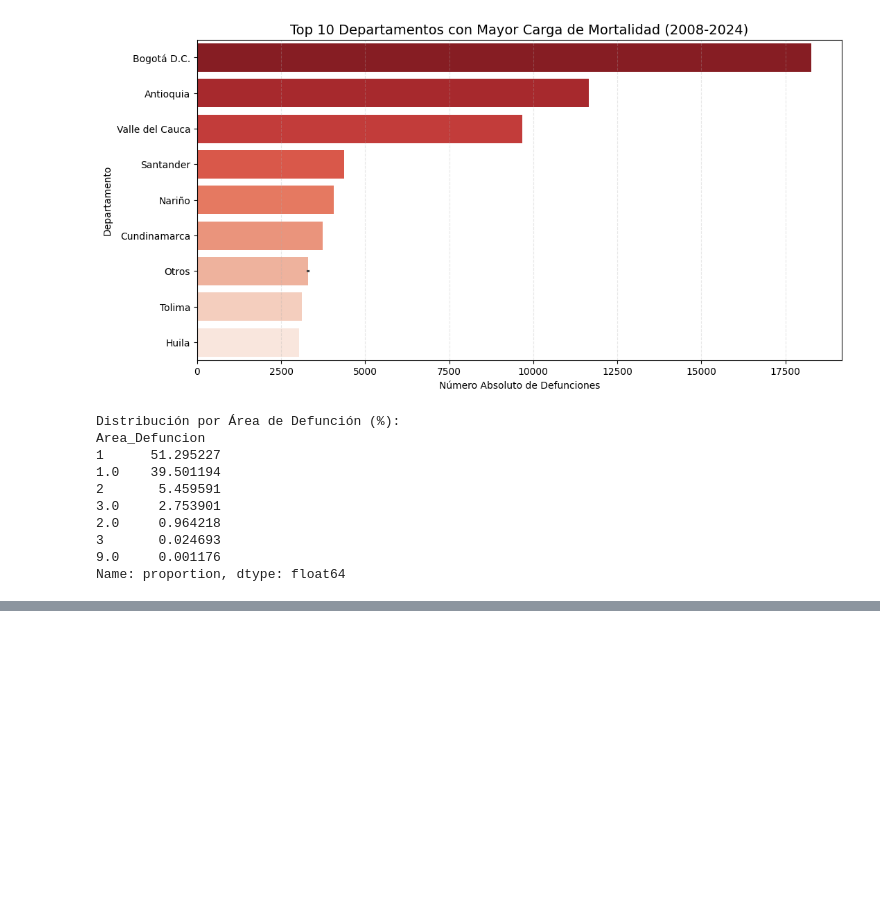
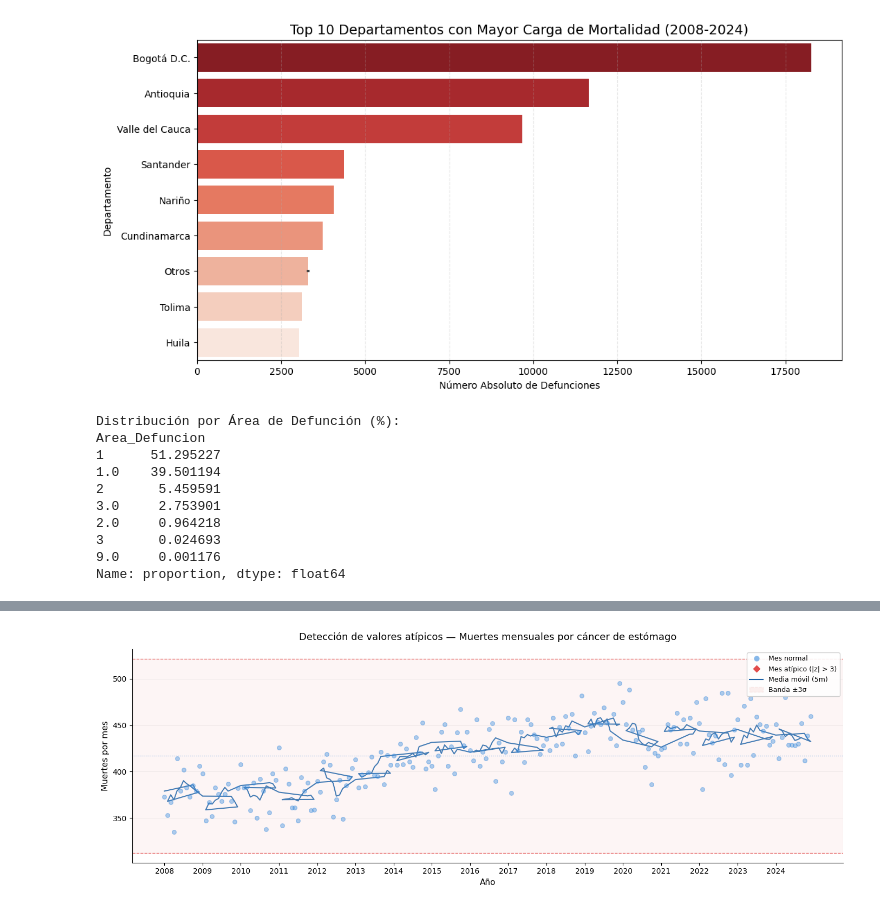
Before and after one commit to LasciaStare/Seminario, a Jupyter notebook: 2_EDA.ipynb, the cells around one changed output, grey strips where cells are left out. Drawn from its saved outputs; the diff is of its cells as text; code cells hidden in the pictures; blank space fills up the shorter version.

```diff
--- a/2_EDA.ipynb
+++ b/2_EDA.ipynb
@@ -406,0 +448,93 @@ Name: proportion, dtype: float64
+# %%
+import pandas as pd
+import numpy as np
+import matplotlib.pyplot as plt
+import matplotlib.patches as mpatches
+from matplotlib.lines import Line2D
+
+
+
+# 1. Agrupar por mes y año
+serie_mensual = df.groupby(['Anio_Defuncion', 'Mes_Defuncion']).size().reset_index(name='Conteos')
+
+
+# Convertir a numérico por si son Categorical o string
+serie_mensual['Anio_Defuncion'] = serie_mensual['Anio_Defuncion'].astype(int)
+serie_mensual['Mes_Defuncion']  = serie_mensual['Mes_Defuncion'].astype(int)
+
+# Ahora sí funciona
+serie_mensual['tiempo'] = serie_mensual['Anio_Defuncion'] + (serie_mensual['Mes_Defuncion'] - 1) / 12
+# 2. Z-score
+mean = serie_mensual['Conteos'].mean()
+std = serie_mensual['Conteos'].std()
+serie_mensual['z_score'] = (serie_mensual['Conteos'] - mean) / std
+serie_mensual['es_atipico'] = serie_mensual['z_score'].abs() > 3
+
+# 3. Eje temporal decimal (ej: 2013.5 = julio 2013)
+serie_mensual['tiempo'] = serie_mensual['Anio_Defuncion'] + (serie_mensual['Mes_Defuncion'] - 1) / 12
+
+# 4. Media móvil (ventana 5 meses)
+serie_mensual['media_movil'] = serie_mensual['Conteos'].rolling(window=5, center=True, min_periods=1).mean()
+
+# --- Graficar ---
+fig, ax = plt.subplots(figsize=(14, 5))
+
+upper = mean + 3 * std
+lower = mean - 3 * std
+
+# Banda de control ±3σ
+ax.axhspan(lower, upper, color='#E24B4A', alpha=0.05, zorder=0)
+ax.axhline(upper, color='#E24B4A', linewidth=1, linestyle='--', alpha=0.7)
+ax.axhline(lower, color='#E24B4A', linewidth=1, linestyle='--', alpha=0.7)
+ax.axhline(mean,  color='#378ADD', linewidth=1, linestyle=':',  alpha=0.5)
+
+# Puntos normales
+normales = serie_mensual[~serie_mensual['es_atipico']]
+ax.scatter(normales['tiempo'], normales['Conteos'],
+           color='#378ADD', alpha=0.4, s=30, zorder=2, label='Mes normal')
+
+# Puntos atípicos
+atipicos = serie_mensual[serie_mensual['es_atipico']]
+ax.scatter(atipicos['tiempo'], atipicos['Conteos'],
+           color='#E24B4A', s=80, marker='D', zorder=3, label='Mes atípico (|z| > 3)')
+
+# Etiquetas en atípicos
+for _, row in atipicos.iterrows():
+    meses = ['Ene','Feb','Mar','Abr','May','Jun','Jul','Ago','Sep','Oct','Nov','Dic']
+    etiqueta = f"{meses[int(row['Mes_Defuncion'])-1]} {int(row['Anio_Defuncion'])}\nz={row['z_score']:.2f}"
+    ax.annotate(etiqueta,
+                xy=(row['tiempo'], row['Conteos']),
+                xytext=(8, 8), textcoords='offset points',
+                fontsize=8, color='#A32D2D',
+                bbox=dict(boxstyle='round,pad=0.3', fc='white', ec='#E24B4A', alpha=0.8))
+
+# Media móvil
+ax.plot(serie_mensual['tiempo'], serie_mensual['media_movil'],
+        color='#185FA5', linewidth=1.5, alpha=0.8, zorder=1, label='Media móvil (5m)')
+
+# Formato eje X (solo años enteros)
+años = sorted(serie_mensual['Anio_Defuncion'].unique())
+ax.set_xticks(años)
+ax.set_xticklabels(años, fontsize=10)
+
+# Estética
+ax.set_title('Detección de valores atípicos — Muertes mensuales por cáncer de estómago',
+             fontsize=13, pad=12)
+ax.set_xlabel('Año', fontsize=11)
+ax.set_ylabel('Muertes por mes', fontsize=11)
+ax.spines[['top', 'right']].set_visible(False)
+ax.grid(axis='y', color='gray', alpha=0.15, linewidth=0.5)
+
+# Leyenda manual
+leyenda = [
+    Line2D([0],[0], marker='o', color='w', markerfacecolor='#378ADD', markersize=8, alpha=0.6, label='Mes normal'),
+    Line2D([0],[0], marker='D', color='w', markerfacecolor='#E24B4A', markersize=8, label='Mes atípico (|z| > 3)'),
+    Line2D([0],[0], color='#185FA5', linewidth=1.5, label='Media móvil (5m)'),
+    mpatches.Patch(facecolor='#E24B4A', alpha=0.08, edgecolor='#E24B4A', linestyle='--', label='Banda ±3σ'),
+]
+ax.legend(handles=leyenda, fontsize=9, framealpha=0.9)
+
+plt.tight_layout()
+plt.show()
+# %% [output]
+[figure, added]
```
Also changed, not shown: parts of 30 cells of this notebook, 12 other files.
